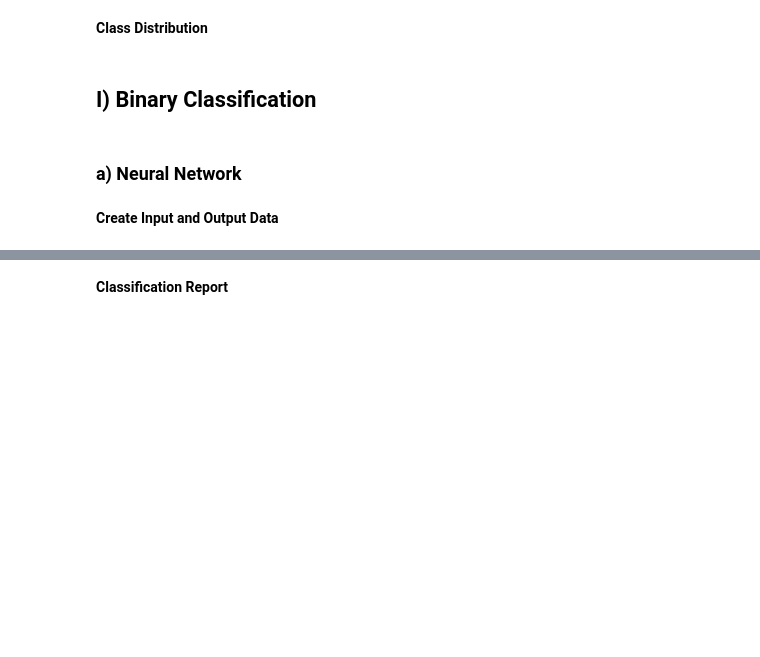
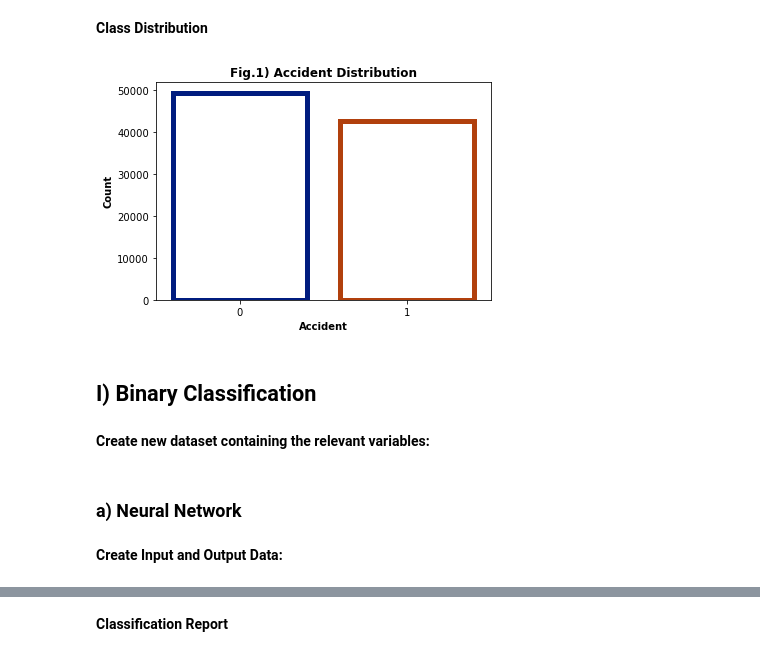
Before and after one commit to Antonio-226/Big-Data-Analytics-Group-Project, a Jupyter notebook: Classification.ipynb, the cells around one changed output, grey strips where cells are left out. Cells and saved outputs as stored; diff of their text form; code cells hidden in the pictures; blank space fills up the shorter version.

```diff
--- a/Classification.ipynb
+++ b/Classification.ipynb
@@ -38,11 +62,22 @@ sns.countplot(x = 'Accident', data=df)
+# %%
+plt.title('Fig.1) Accident Distribution', fontweight = 'bold')
+sns.countplot(x = 'Accident', data=df, facecolor=(0, 0, 0, 0),
+                   linewidth=5, edgecolor=sns.color_palette("dark", 3))
+plt.ylabel('Count', fontweight = 'bold')
+plt.xlabel('Accident', fontweight = 'bold')
+plt.show()
+# %% [output]
+[figure, added]
 # %% [markdown]
 ## I) Binary Classification
+# %% [markdown]
+**Create new dataset containing the relevant variables:**
 # %%
 df = df[df.columns[~df.columns.isin([col for col in df.columns if col.startswith('Accident') and col != 'Accident'])]]
 # %% [markdown]
 ### a) Neural Network
 # %% [markdown]
-**Create Input and Output Data**
+**Create Input and Output Data:**
 # %%
 X = df[df.columns[~df.columns.isin(['date', 'Accident', 'Unnamed: 0'])]]
 y = df['Accident']
```
Also changed, not shown: parts of 55 cells of this notebook.
